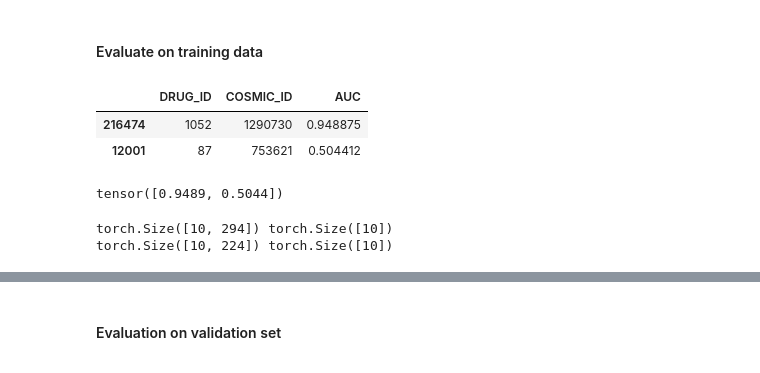
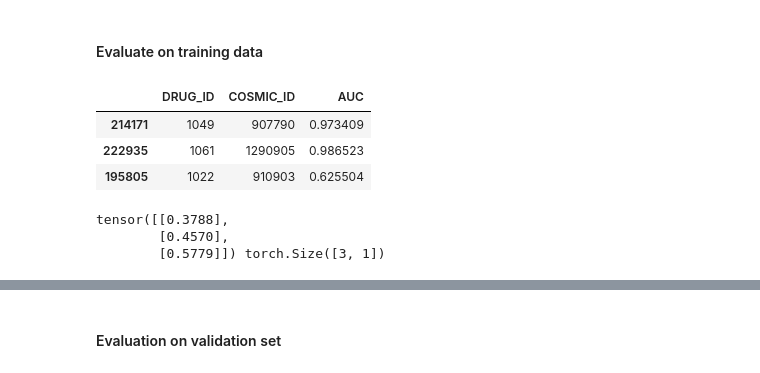
Before and after one commit to kkoras/rec-system-for-drug-response, a Jupyter notebook: Scripts/Prototypes and baseline models/linear_model_KINOMEscan_data.ipynb, the cells around one changed output, grey strips where cells are left out. Cells and saved outputs as stored; diff of their text form; code cells hidden in the pictures.

```diff
--- a/Scripts/Prototypes and baseline models/linear_model_KINOMEscan_data.ipynb
+++ b/Scripts/Prototypes and baseline models/linear_model_KINOMEscan_data.ipynb
@@ -78,6 +51,5 @@ Establish drug response data
 # %%
-response_df = full_dataset.response_data
-response_df = response_df.sample(frac=1., random_state=2)
+response_df = full_dataset.response_data.copy()
 print(response_df.shape, response_df.COSMIC_ID.nunique())
 response_df.head(3)
 # %% [output]
@@ -106,5 +63,5 @@ Establish cell line data
 # %%
-cell_line_data_df = full_dataset.full_cell_lines_data
+cell_line_data_df = full_dataset.full_cell_lines_data.copy()
 print(cell_line_data_df.shape)
 cell_line_data_df.head(3)
 # %% [output]
@@ -191,0 +149,25 @@ print(train_samples.shape, val_samples.shape, test_samples.shape)
+# %%
+# Split the data into train, validation and test set, separating distinct cell lines
+# Specify how many cell lines go to validation and test sets
+num_cell_lines_val = 100
+num_cell_lines_test = 100
+
+# Extract test cell lines samples
+cell_lines_test = list(np.random.choice(response_df.COSMIC_ID.unique(), size=num_cell_lines_test,
+                                       replace=False))
+samples_test = response_df[response_df.COSMIC_ID.isin(cell_lines_test)]
+
+# Extract rest
+rest = response_df[~response_df.COSMIC_ID.isin(cell_lines_test)]
+
+# Extract validation cell lines samples
+cell_lines_val = list(np.random.choice(rest.COSMIC_ID.unique(), size=num_cell_lines_val,
+                                       replace=False))
+samples_val = rest[rest.COSMIC_ID.isin(cell_lines_val)]
+
+# Extract rest (training set)
+samples_train = rest[~rest.COSMIC_ID.isin(cell_lines_val)]
+
+print(response_df.shape, samples_train.shape, samples_val.shape, samples_test.shape)
+print(response_df.COSMIC_ID.nunique(), samples_train.COSMIC_ID.nunique(), samples_val.COSMIC_ID.nunique(),
+     samples_test.COSMIC_ID.nunique())
@@ -223,0 +227,4 @@ print(train_samples.shape, train_samples["AUC"].sum())
+# %%
+# Take sample of whole training data if needed
+samples_train = samples_train.sample(2000, random_state=2)
+print(samples_train.shape, samples_train["AUC"].mean())
@@ -324,12 +348,13 @@ Epoch 100, loss: 0.0000
 # %%
 # Do some sample predictions on trainig data
 # Sample data points
-sample = train_samples.sample(2)
+sample = samples_train.sample(3)
 sample
 # %% [output]
 |  | DRUG_ID | COSMIC_ID | AUC |
-| 216474 | 1052 | 1290730 | 0.948875 |
-| 12001 | 87 | 753621 | 0.504412 |
+| 214171 | 1049 | 907790 | 0.973409 |
+| 222935 | 1061 | 1290905 | 0.986523 |
+| 195805 | 1022 | 910903 | 0.625504 |
 # %%
 # Do some predictions on training data
 cl_input = cell_line_data_df.loc[sample["COSMIC_ID"].values].values
@@ -337,17 +362,13 @@ drug_input = drug_data_df.loc[sample["DRUG_ID"].values].values
 
 model.eval()
 with torch.no_grad():
-    predicted = model(Variable(torch.from_numpy(drug_input)).float(),
-                     Variable(torch.from_numpy(cl_input)).float())
-print(predicted)
+    predicted = model(torch.from_numpy(drug_input).float(),
+                     torch.from_numpy(cl_input).float())
+print(predicted, predicted.shape)
 # %% [output]
-tensor([0.9489, 0.5044])
+tensor([[0.3788],
+        [0.4570],
+        [0.5779]]) torch.Size([3, 1])
-# %%
-print(model.drug_linear.weight.shape, model.drug_linear.bias.shape)
-print(model.cell_line_linear.weight.shape, model.cell_line_linear.bias.shape)
-# %% [output]
-torch.Size([10, 294]) torch.Size([10])
-torch.Size([10, 224]) torch.Size([10])
 # %%
 # Do predictions manually
 drug_out = torch.from_numpy(drug_input[0].reshape(-1, 294)).float() @ model.drug_linear.weight.t() + \
```
Also changed, not shown: parts of 50 cells of this notebook, 1 other file.
